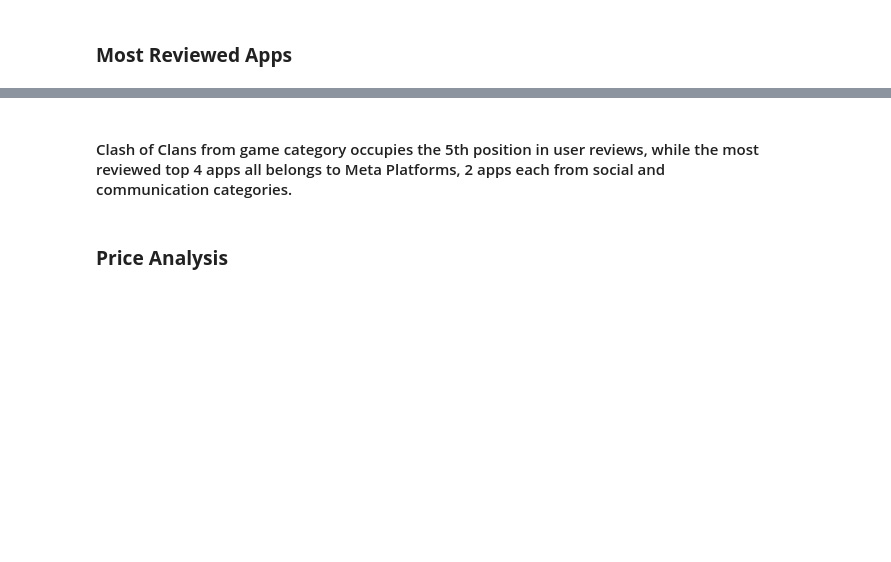
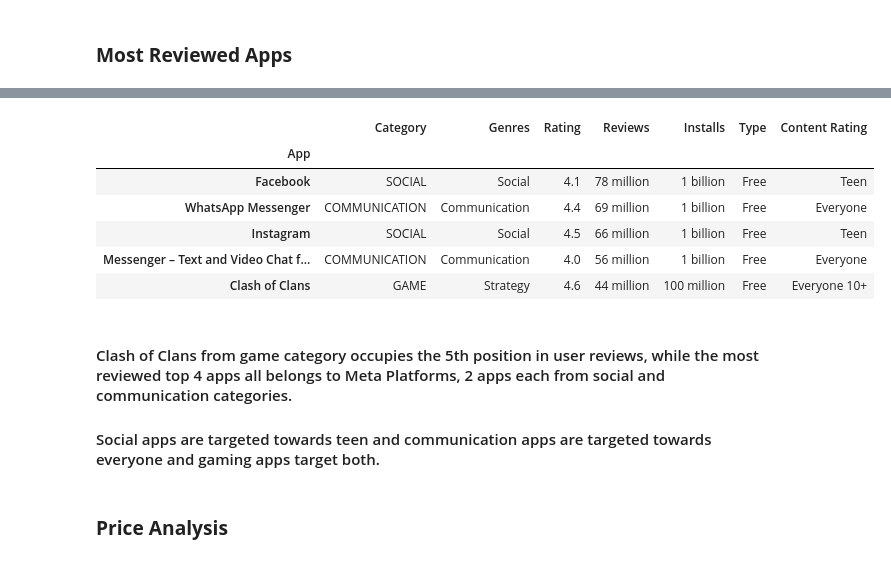
Before and after one commit to Selva-Subramanian/Playstore-Apps-Review-Analysis, a Jupyter notebook: Playstore_Apps_Review_Analysis.ipynb, the cells around one changed output, grey strips where cells are left out. Cells and saved outputs as stored; diff of their text form; code cells hidden in the pictures; blank space fills up the shorter version.

```diff
--- a/Playstore_Apps_Review_Analysis.ipynb
+++ b/Playstore_Apps_Review_Analysis.ipynb
@@ -501,5 +495,36 @@ df_apps_review.loc[df_apps_reviews_unique['index']].set_index('App')
+# %%
+# subset the most reviewed apps
+df_apps_review = df_apps_review.loc[df_apps_reviews_unique['index']].set_index('App')
+
+# function to format Reviews
+def review_str(x):
+  return str(x)[0:2]+' '+'million'
+
+# function to format Installs
+def installs_str(x):
+  if len(str(x)) == 12:
+    return '1 billion'
+  elif len(str(x)) == 11:
+    return '100 million'
+
+# apply functions to bring them to readable format
+df_apps_review['Reviews'] = df_apps_review['Reviews'].apply(lambda x: review_str(x))
+df_apps_review['Installs'] = df_apps_review['Installs'].apply(lambda x: installs_str(x))
+
+# most reviewed apps
+df_apps_review[['Category','Genres','Rating','Reviews','Installs','Type','Content Rating']]
+# %% [output]
+|  | Category | Genres | Rating | Reviews | Installs | Type | Content Rating |
+| App |  |  |  |  |  |  |  |
+| Facebook | SOCIAL | Social | 4.1 | 78 million | 1 billion | Free | Teen |
+| WhatsApp Messenger | COMMUNICATION | Communication | 4.4 | 69 million | 1 billion | Free | Everyone |
+| Instagram | SOCIAL | Social | 4.5 | 66 million | 1 billion | Free | Teen |
+| Messenger – Text and Video Chat f... | COMMUNICATION | Communication | 4.0 | 56 million | 1 billion | Free | Everyone |
+| Clash of Clans | GAME | Strategy | 4.6 | 44 million | 100 million | Free | Everyone 10+ |
 # %% [markdown]
 #### Clash of Clans from game category occupies the 5th position in user reviews, while the most reviewed top 4 apps all belongs to Meta Platforms, 2 apps each from social and communication categories.
+
+#### Social apps are targeted towards teen and communication apps are targeted towards everyone and gaming apps target both.
 # %% [markdown]
 ### <b> Price Analysis
 # %%
```
Also changed, not shown: parts of 15 cells of this notebook.
